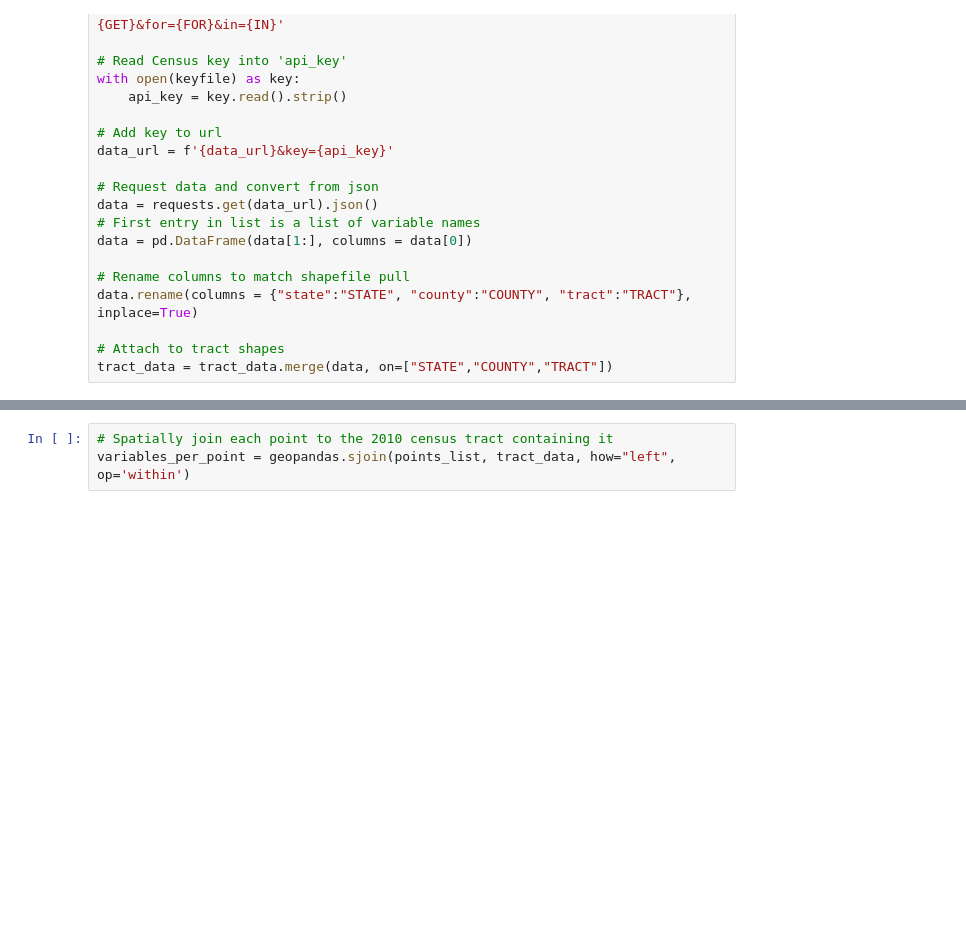
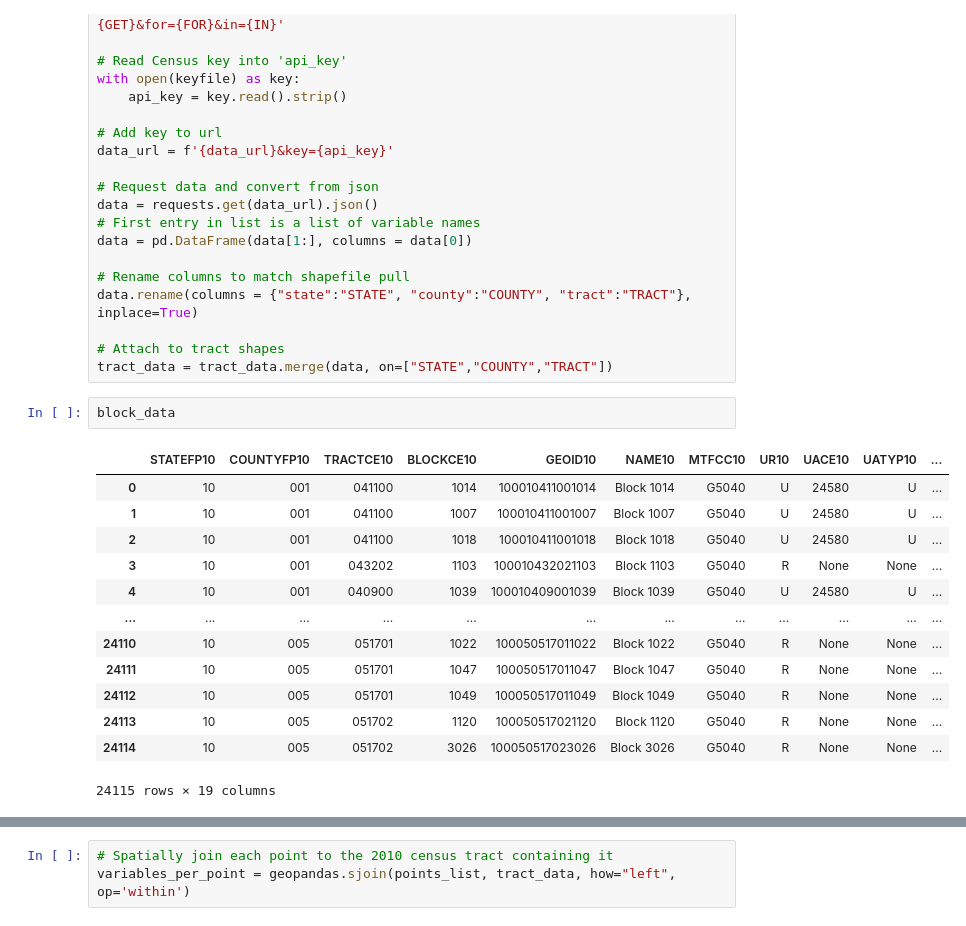
Before and after one commit to de-data-lab/census-tract-redistricting, a Jupyter notebook: smooth surface estimation/generate-smooth-surface.ipynb, the cells around one changed output, grey strips where cells are left out. Saved outputs shown, nothing was run; the diff lists cells and outputs as text; blank space fills up the shorter version.

```diff
--- a/smooth surface estimation/generate-smooth-surface.ipynb
+++ b/smooth surface estimation/generate-smooth-surface.ipynb
@@ -147,5 +184,21 @@ data.rename(columns = {"state":"STATE", "county":"COUNTY", "tract":"TRACT"}, inp
 
 # Attach to tract shapes
 tract_data = tract_data.merge(data, on=["STATE","COUNTY","TRACT"])
+# %%
+block_data
+# %% [output]
+|  | STATEFP10 | COUNTYFP10 | TRACTCE10 | BLOCKCE10 | GEOID10 | NAME10 | MTFCC10 | UR10 | UACE10 | UATYP10 | ... |
+| 0 | 10 | 001 | 041100 | 1014 | 100010411001014 | Block 1014 | G5040 | U | 24580 | U | ... |
+| 1 | 10 | 001 | 041100 | 1007 | 100010411001007 | Block 1007 | G5040 | U | 24580 | U | ... |
+| 2 | 10 | 001 | 041100 | 1018 | 100010411001018 | Block 1018 | G5040 | U | 24580 | U | ... |
+| 3 | 10 | 001 | 043202 | 1103 | 100010432021103 | Block 1103 | G5040 | R | None | None | ... |
+| 4 | 10 | 001 | 040900 | 1039 | 100010409001039 | Block 1039 | G5040 | U | 24580 | U | ... |
+| ... | ... | ... | ... | ... | ... | ... | ... | ... | ... | ... | ... |
+| 24110 | 10 | 005 | 051701 | 1022 | 100050517011022 | Block 1022 | G5040 | R | None | None | ... |
+| 24111 | 10 | 005 | 051701 | 1047 | 100050517011047 | Block 1047 | G5040 | R | None | None | ... |
+| 24112 | 10 | 005 | 051701 | 1049 | 100050517011049 | Block 1049 | G5040 | R | None | None | ... |
+| 24113 | 10 | 005 | 051702 | 1120 | 100050517021120 | Block 1120 | G5040 | R | None | None | ... |
+| 24114 | 10 | 005 | 051702 | 3026 | 100050517023026 | Block 3026 | G5040 | R | None | None | ... |
+24115 rows × 19 columns
 # %%
 # Assign a fraction of the population of each block as a value to each point
```
Also changed, not shown: parts of 16 cells of this notebook, 1 other file.
